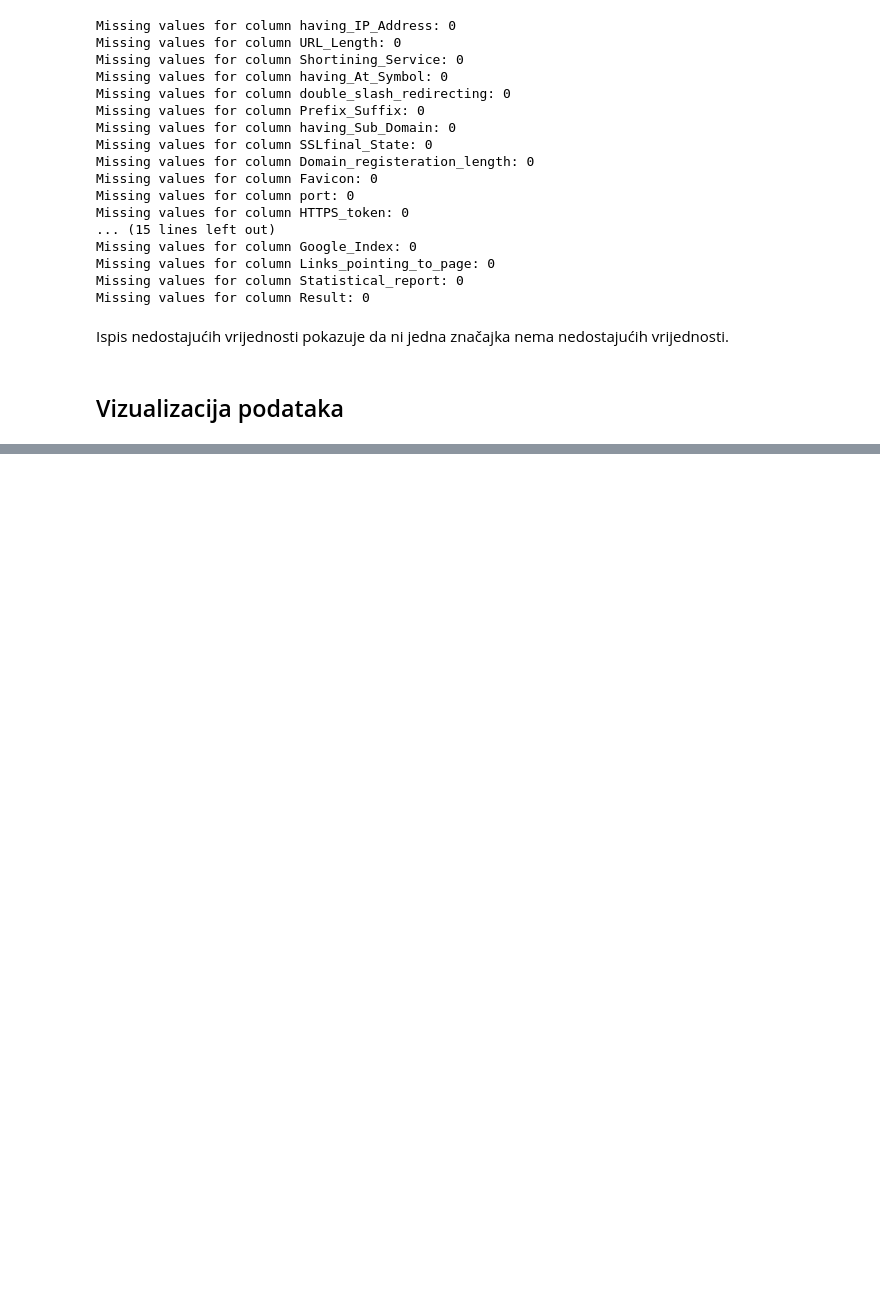
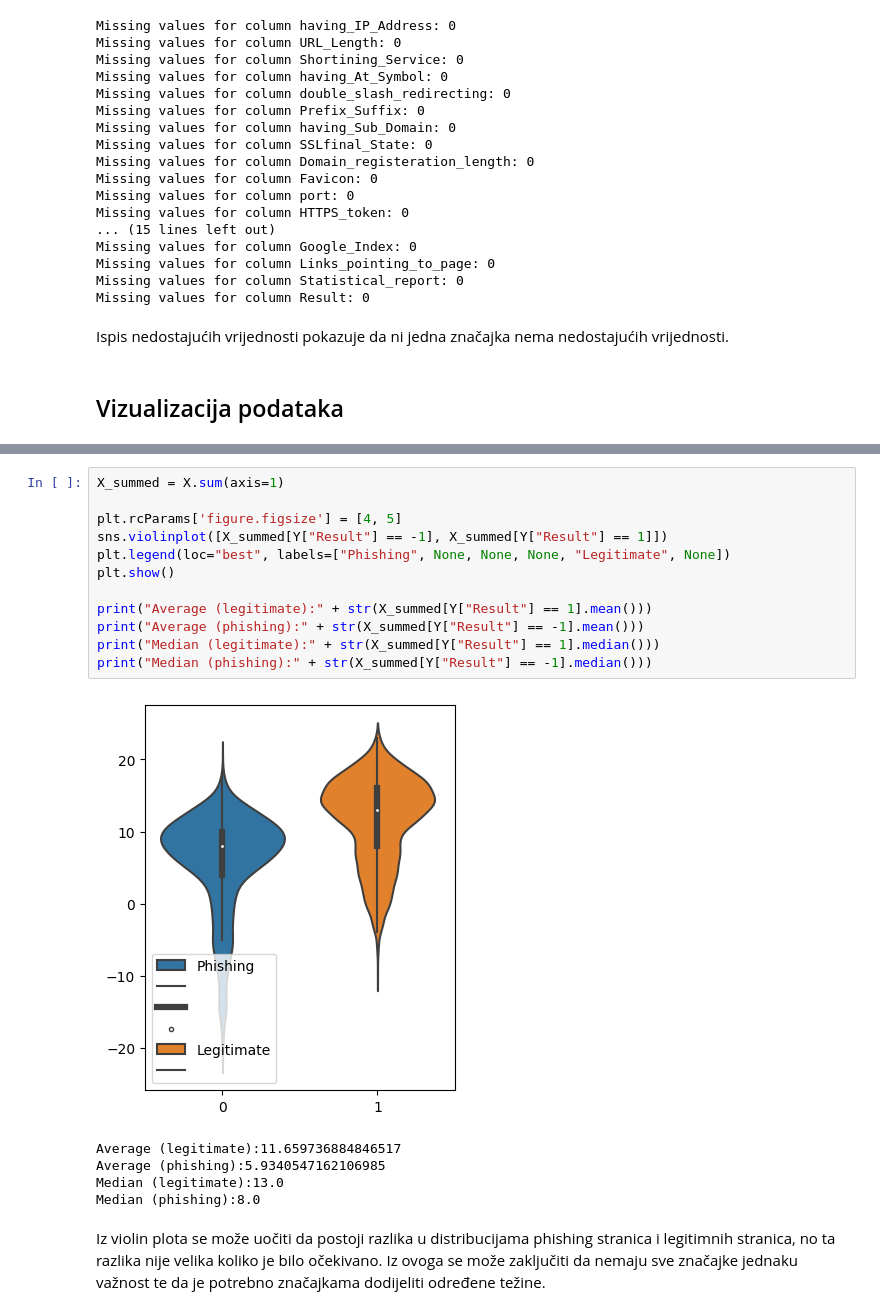
Before and after one commit to markotutic/uzop, a Jupyter notebook: dataset.ipynb, the cells around one changed output, grey strips where cells are left out. Drawn from its saved outputs; the diff is of its cells as text; blank space fills up the shorter version.

```diff
--- a/dataset.ipynb
+++ b/dataset.ipynb
@@ -322,0 +348,20 @@ plt.show()
+# %%
+X_summed = X.sum(axis=1)
+
+plt.rcParams['figure.figsize'] = [4, 5]
+sns.violinplot([X_summed[Y["Result"] == -1], X_summed[Y["Result"] == 1]])
+plt.legend(loc="best", labels=["Phishing", None, None, None, "Legitimate", None])
+plt.show()
+
+print("Average (legitimate):" + str(X_summed[Y["Result"] == 1].mean()))
+print("Average (phishing):" + str(X_summed[Y["Result"] == -1].mean()))
+print("Median (legitimate):" + str(X_summed[Y["Result"] == 1].median()))
+print("Median (phishing):" + str(X_summed[Y["Result"] == -1].median()))
+# %% [output]
+[figure, added]
+Average (legitimate):11.659736884846517
+Average (phishing):5.9340547162106985
+Median (legitimate):13.0
+Median (phishing):8.0
+# %% [markdown]
+Iz violin plota se može uočiti da postoji razlika u distribucijama phishing stranica i legitimnih stranica, no ta razlika nije velika koliko je bilo očekivano. Iz ovoga se može zaključiti da nemaju sve značajke jednaku važnost te da je potrebno značajkama dodijeliti određene težine.
```
Also changed, not shown: parts of 9 cells of this notebook.
